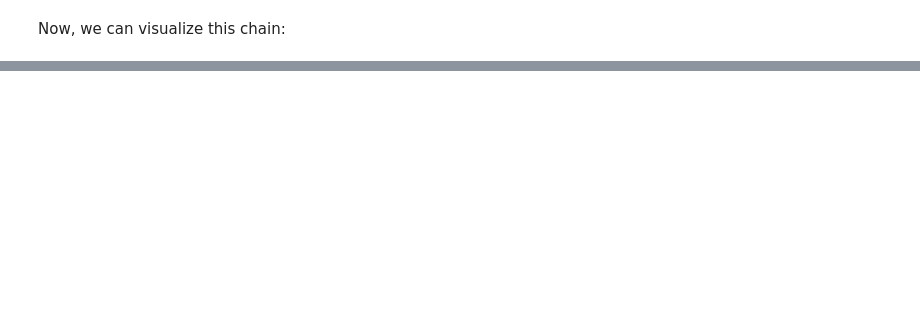
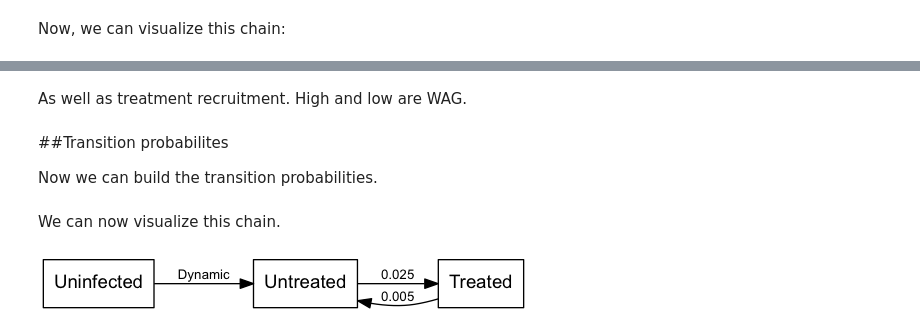
Before and after one commit to alexgoodell/limsa, a Jupyter notebook: Limsa.ipynb, the cells around one changed output, grey strips where cells are left out. Cells and saved outputs as stored; diff of their text form; code cells hidden in the pictures; blank space fills up the shorter version.

```diff
--- a/Limsa.ipynb
+++ b/Limsa.ipynb
@@ -1199,0 +1293,12 @@ Image(filename='file.png')
+# %%
+# get TB chain
+hiv_treatment_chain = Chain.query.filter_by(name="HIV treatment").first()
+
+# create the chains we need
+state_names = ['Uninfected', "Untreated", "Treated" ,'Death']
+for state_name in state_names:
+    the_state = State(name=state_name,chain=hiv_treatment_chain)
+    save(the_state)
+
+# print chains from database
+State.query.filter_by(chain=hiv_treatment_chain).all()
@@ -1199,0 +1325,2 @@ Image(filename='file.png')
+# %% [markdown]
+As well as treatment recruitment. High and low are WAG.
@@ -1199,0 +1341,4 @@ Image(filename='file.png')
+# %% [markdown]
+##Transition probabilites
+
+Now we can build the transition probabilities.
@@ -1199,0 +1381,8 @@ Image(filename='file.png')
+# %% [markdown]
+We can now visualize this chain.
+# %%
+link_tps_to_chains()
+visualize_chain(hiv_treatment_chain)
+Image(filename='file.png')
+# %% [output]
+[figure, added]
```
Also changed, not shown: parts of 21 cells of this notebook, 4 other files.
